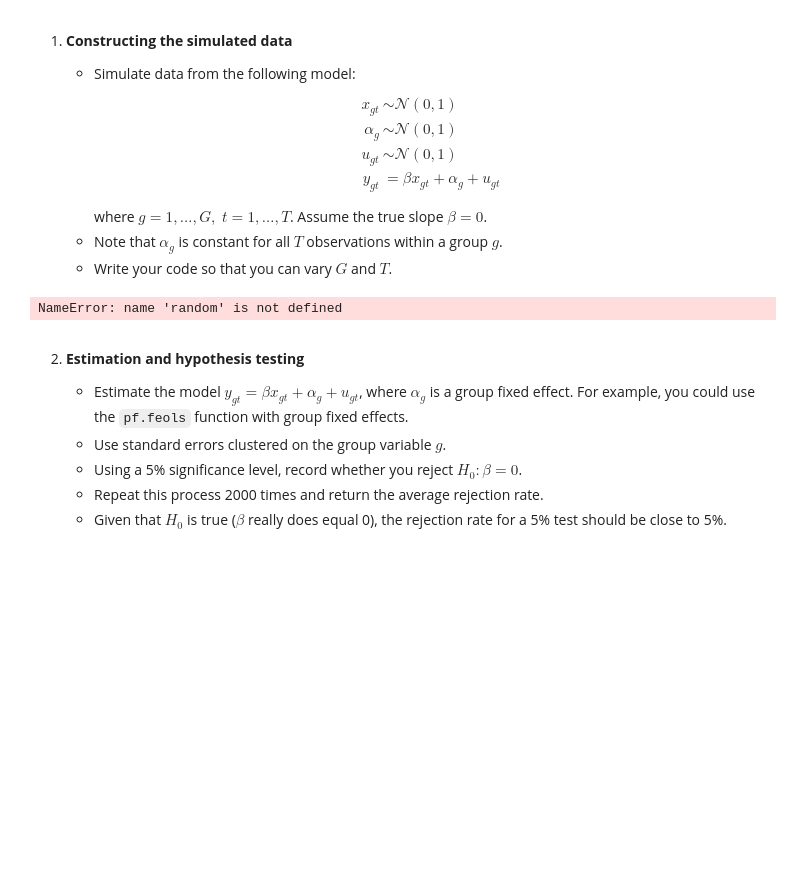
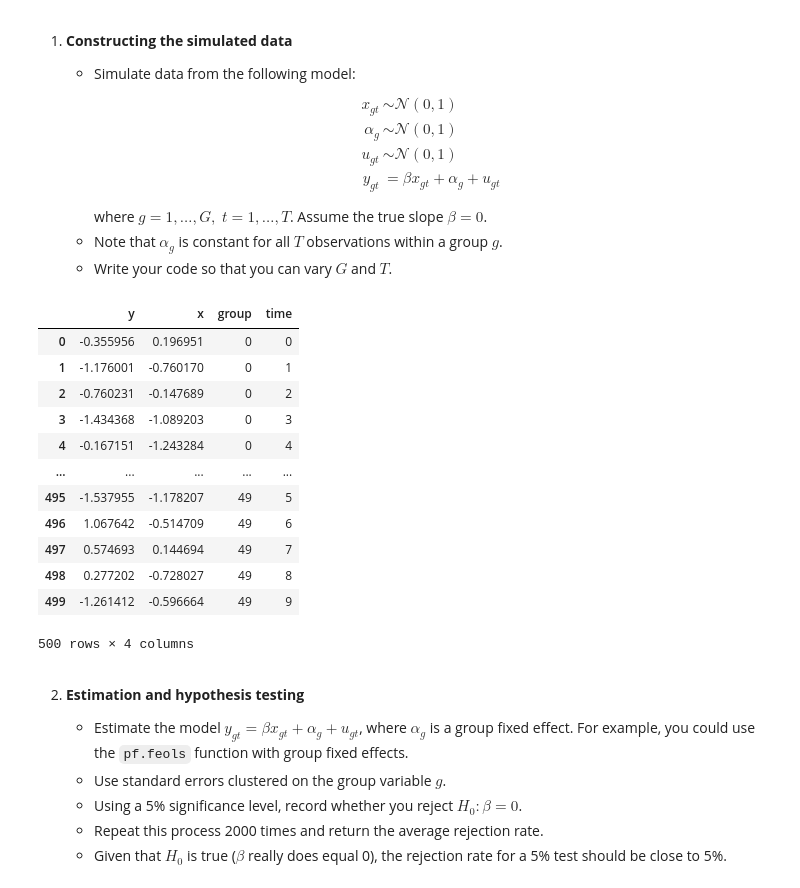
Before and after one commit to cramirezda/micro, a Jupyter notebook: Assignment_6_questions.ipynb, the cells around one changed output. Saved outputs shown, nothing was run; the diff lists cells and outputs as text; code cells hidden in the pictures; blank space fills up the shorter version.

```diff
--- a/Assignment_6_questions.ipynb
+++ b/Assignment_6_questions.ipynb
@@ -288,16 +327,58 @@ y_{gt} &= \beta x_{gt} + \alpha_g + u_{gt}
 where $g = 1,\dots,G,\; t = 1,\dots,T$. Assume the true slope $\beta = 0$.
    - Note that $\alpha_g$ is constant for all $T$ observations within a group $g$.
    - Write your code so that you can vary $G$ and $T$.
-# %%
-random.seed(1234)
-g=10
-t=1000
-x= np.random.normal(0, 1, size=(g, t))
-alpha = np.random.normal(0, 1, size=g)
-u = np.random.normal(0, 1, size=(g, t))
-y = alpha + u
-# %% [output]
-NameError: name 'random' is not defined
+# %%
+def create_simulated_panel(G, T, beta=0.0, seed=None):
+
+    # indices
+    group = np.repeat(np.arange(G), T)
+    time  = np.tile(np.arange(T), G)
+    # regresor y componentes
+    x = np.random.normal(size=G*T)
+    alpha = np.random.normal(size=G)
+    u = np.random.normal(size=G*T)
+    # respuesta
+    y = beta * x + np.repeat(alpha, T) + u
+
+    return pd.DataFrame({
+        'y': y,
+        'x': x,
+        'group': group,
+        'time': time
+    })
+
+def single_trial(G, T, beta=0.0, sig_level=0.05):
+
+    df = create_simulated_panel(G, T, beta)
+    # estimación con efectos fijos de grupo y SE clustered
+    df["group"] = df["group"].astype("category")
+    model = smf.ols("y ~ x + C(group)", data=df).fit(cov_type="cluster", cov_kwds={"groups": df["group"]})
+    pval = model.pvalues["x"]
+    return (pval < sig_level)
+
+def montecarlo_fe(G, T, iterations=2000, beta=0.0, sig_level=0.05):
+
+    rejects = 0
+    for i in range(iterations):
+        if single_trial(G, T, beta, sig_level):
+            rejects += 1
+    return rejects / iterations
+# %%
+create_simulated_panel(G=50, T=10)
+# %% [output]
+|  | y | x | group | time |
+| 0 | -0.355956 | 0.196951 | 0 | 0 |
+| 1 | -1.176001 | -0.760170 | 0 | 1 |
+| 2 | -0.760231 | -0.147689 | 0 | 2 |
+| 3 | -1.434368 | -1.089203 | 0 | 3 |
+| 4 | -0.167151 | -1.243284 | 0 | 4 |
+| ... | ... | ... | ... | ... |
+| 495 | -1.537955 | -1.178207 | 49 | 5 |
+| 496 | 1.067642 | -0.514709 | 49 | 6 |
+| 497 | 0.574693 | 0.144694 | 49 | 7 |
+| 498 | 0.277202 | -0.728027 | 49 | 8 |
+| 499 | -1.261412 | -0.596664 | 49 | 9 |
+500 rows × 4 columns
 # %% [markdown]
 2. **Estimation and hypothesis testing**
 
```
Also changed, not shown: parts of 6 cells of this notebook.
